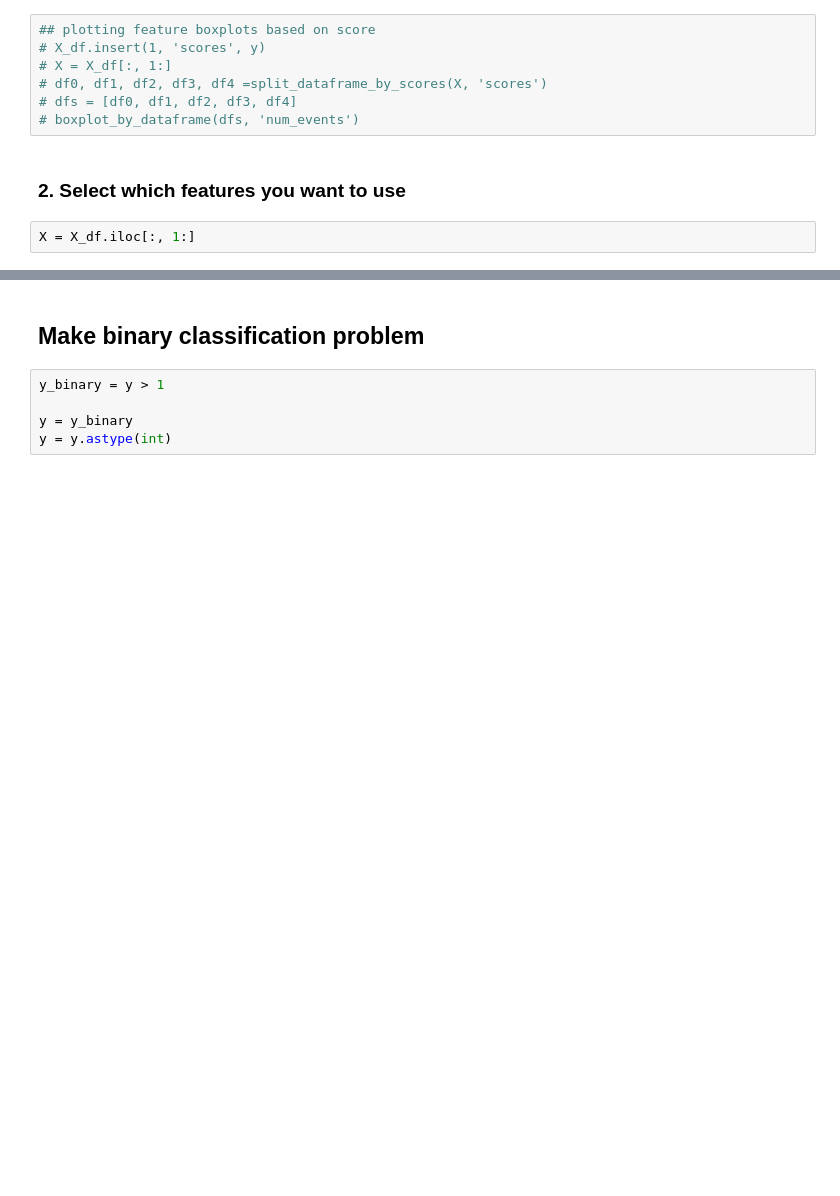
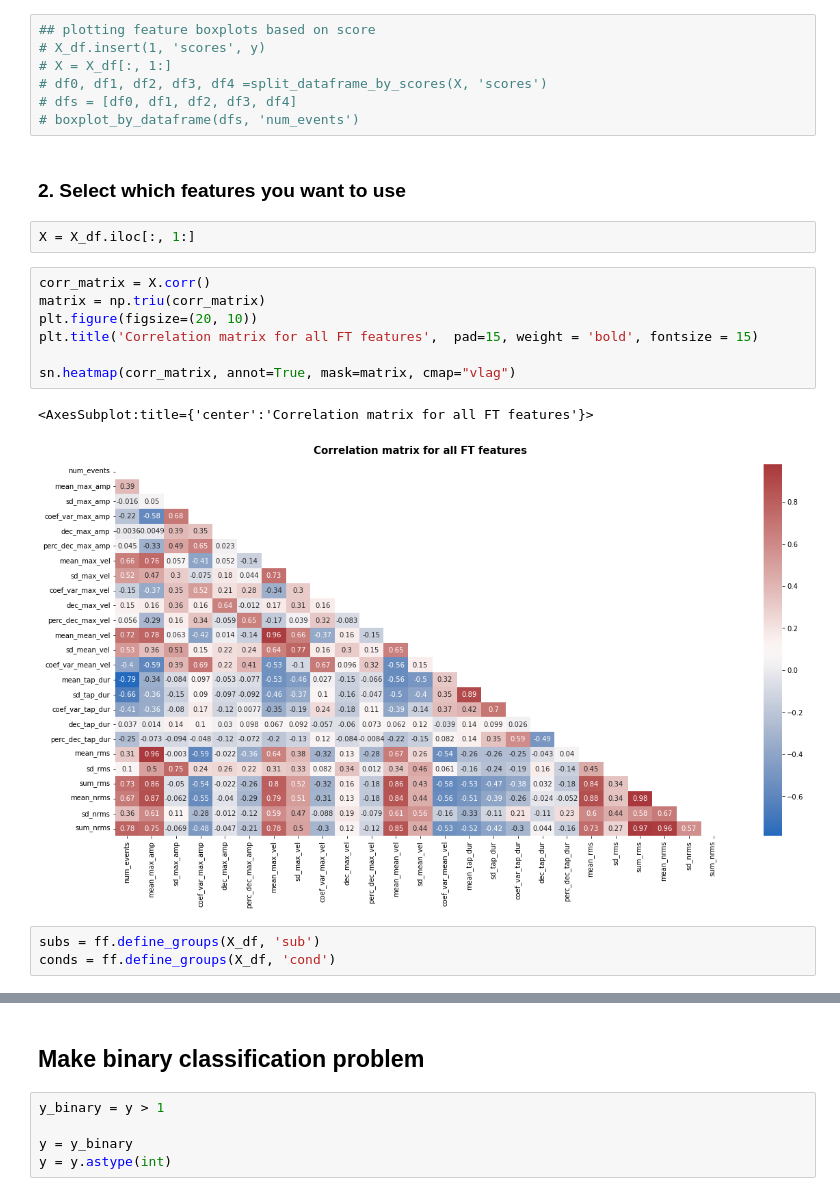
Before and after one commit to jgvhabets/ultraleap_analysis, a Jupyter notebook: code/notebooks/ul_prediction_playground.ipynb, the cells around one changed output, grey strips where cells are left out. Drawn from its saved outputs; the diff is of its cells as text; blank space fills up the shorter version.

```diff
--- a/code/notebooks/ul_prediction_playground.ipynb
+++ b/code/notebooks/ul_prediction_playground.ipynb
@@ -88,3 +88,16 @@ X_df, y = loading_features_and_scores('ft')
 ### 2. Select which features you want to use
 # %%
 X = X_df.iloc[:, 1:]
+# %%
+corr_matrix = X.corr()
+matrix = np.triu(corr_matrix)
+plt.figure(figsize=(20, 10))
+plt.title('Correlation matrix for all FT features',  pad=15, weight = 'bold', fontsize = 15)
+
+sn.heatmap(corr_matrix, annot=True, mask=matrix, cmap="vlag")
+# %% [output]
+<AxesSubplot:title={'center':'Correlation matrix for all FT features'}>
+[figure, added]
+# %%
+subs = ff.define_groups(X_df, 'sub')
+conds = ff.define_groups(X_df, 'cond')
```
Also changed, not shown: parts of 6 cells of this notebook.
